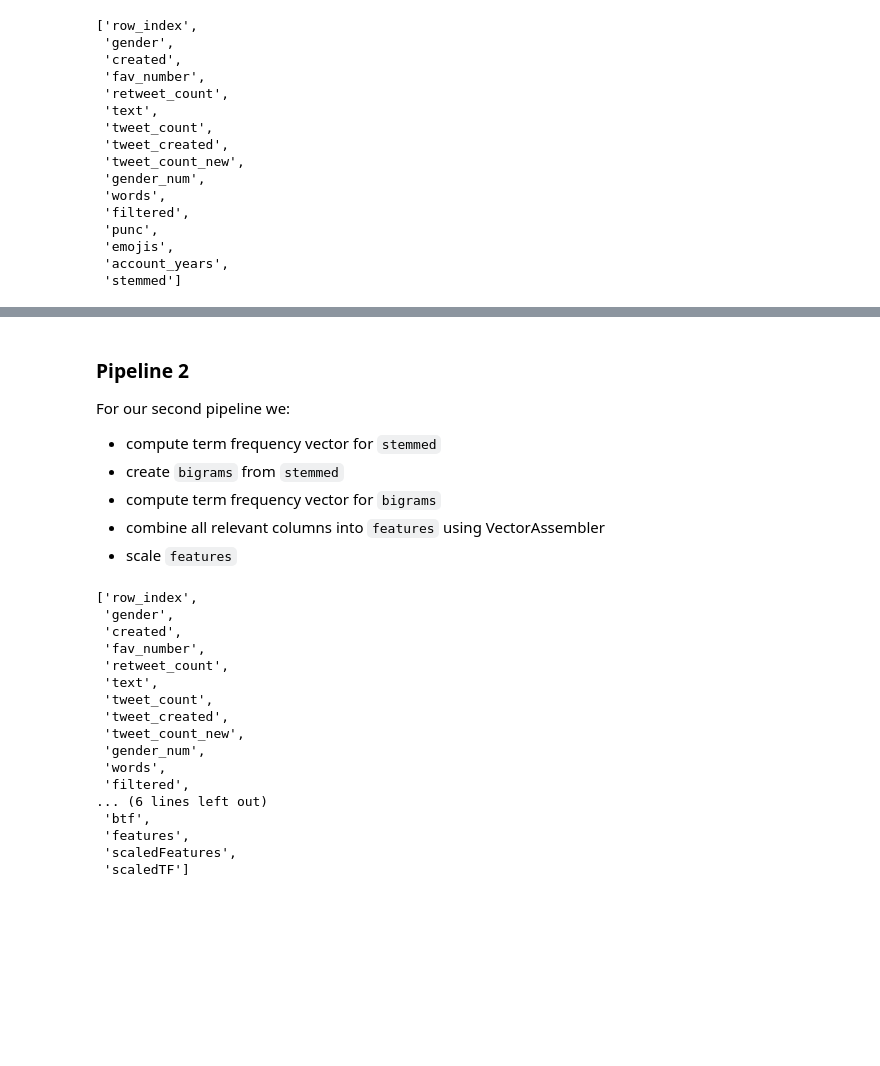
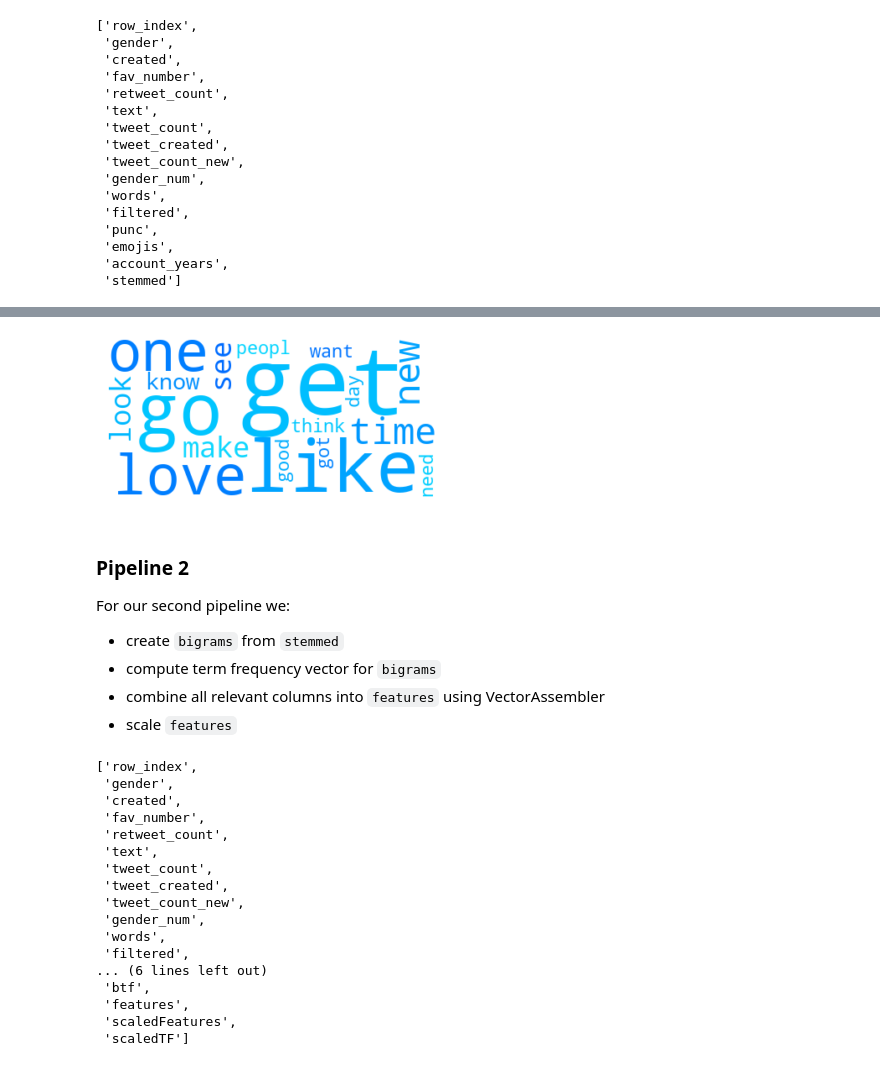
Before and after one commit to ishana-narayanan/tweets_gender, a Jupyter notebook: pipeline.ipynb, the cells around one changed output, grey strips where cells are left out. Saved outputs shown, nothing was run; the diff lists cells and outputs as text; code cells hidden in the pictures; blank space fills up the shorter version.

```diff
--- a/pipeline.ipynb
+++ b/pipeline.ipynb
@@ -371,0 +480,8 @@ tweets.columns
+# %%
+# Top 20 words for male
+male_words = male_df.select('stemmed').rdd.flatMap(lambda x: x).flatMap(lambda x: x)
+male_wordcounts = male_words.map(lambda x: (x, 1)) \
+                  .reduceByKey(lambda x,y:x+y) \
+                  .map(lambda x:(x[1],x[0])) \
+                  .sortByKey(False)
+male_wordcounts.take(20)
@@ -372,7 +509,20 @@ tweets.columns
+# %%
+# Male Word Cloud
+male_text = iteration(male_wordcounts.map(lambda x: x[1]).take(20))
+male_wordcloud = WordCloud(stopwords = stop_words, background_color="white").generate(male_text)
+
+def blue_color_func(word, font_size, position,orientation,random_state=None, **kwargs):
+    return("hsl(205,250%%, %d%%)" % np.random.randint(30,80))
+
+# Display the generated image:
+plt.imshow(male_wordcloud.recolor(color_func = blue_color_func), interpolation='bilinear')
+plt.axis("off")
+plt.show()
+# %% [output]
+[figure, added]
 # %% [markdown]
 ### Pipeline 2
 For our second pipeline we:
-- compute term frequency vector for `stemmed`
 - create `bigrams` from `stemmed`
 - compute term frequency vector for `bigrams`
 - combine all relevant columns into `features` using VectorAssembler
```
Also changed, not shown: parts of 22 cells of this notebook.
